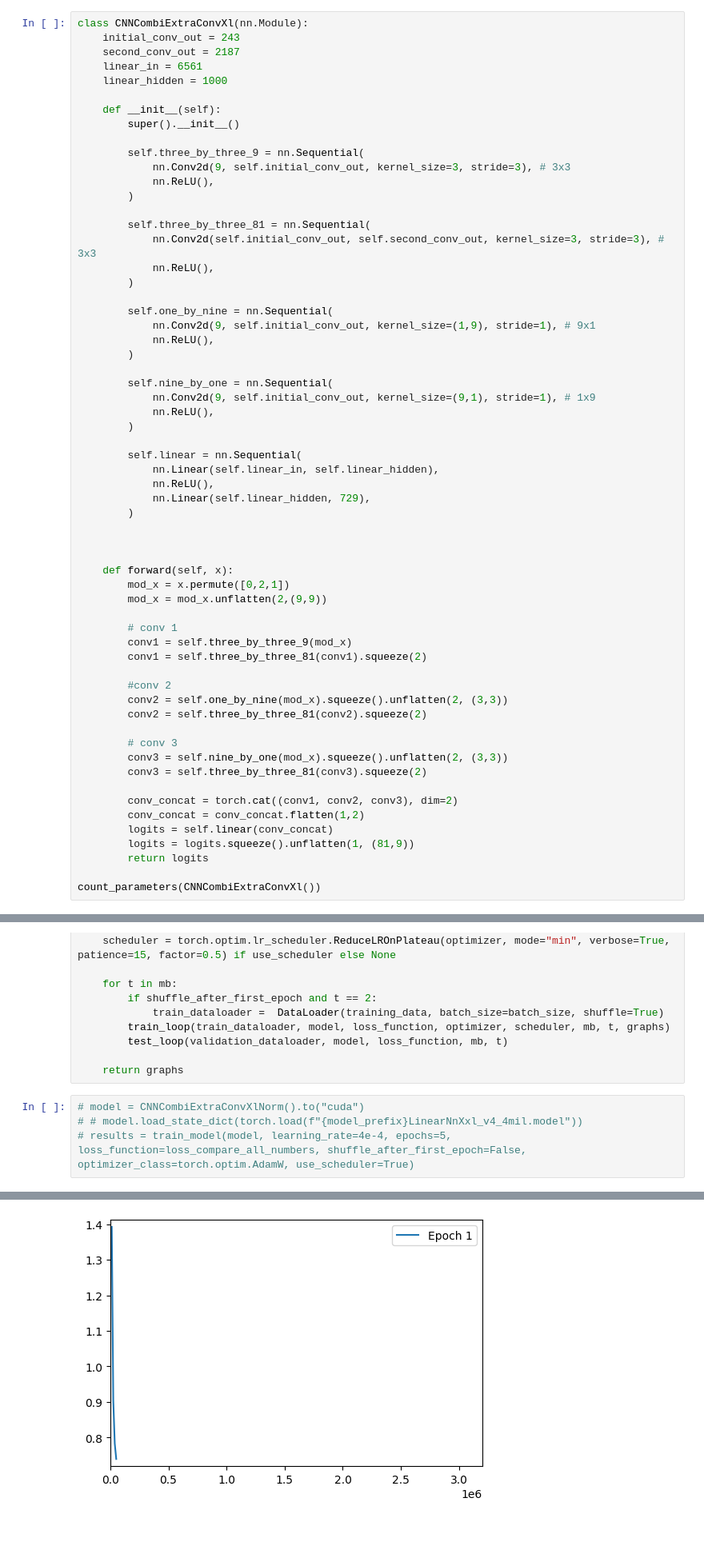
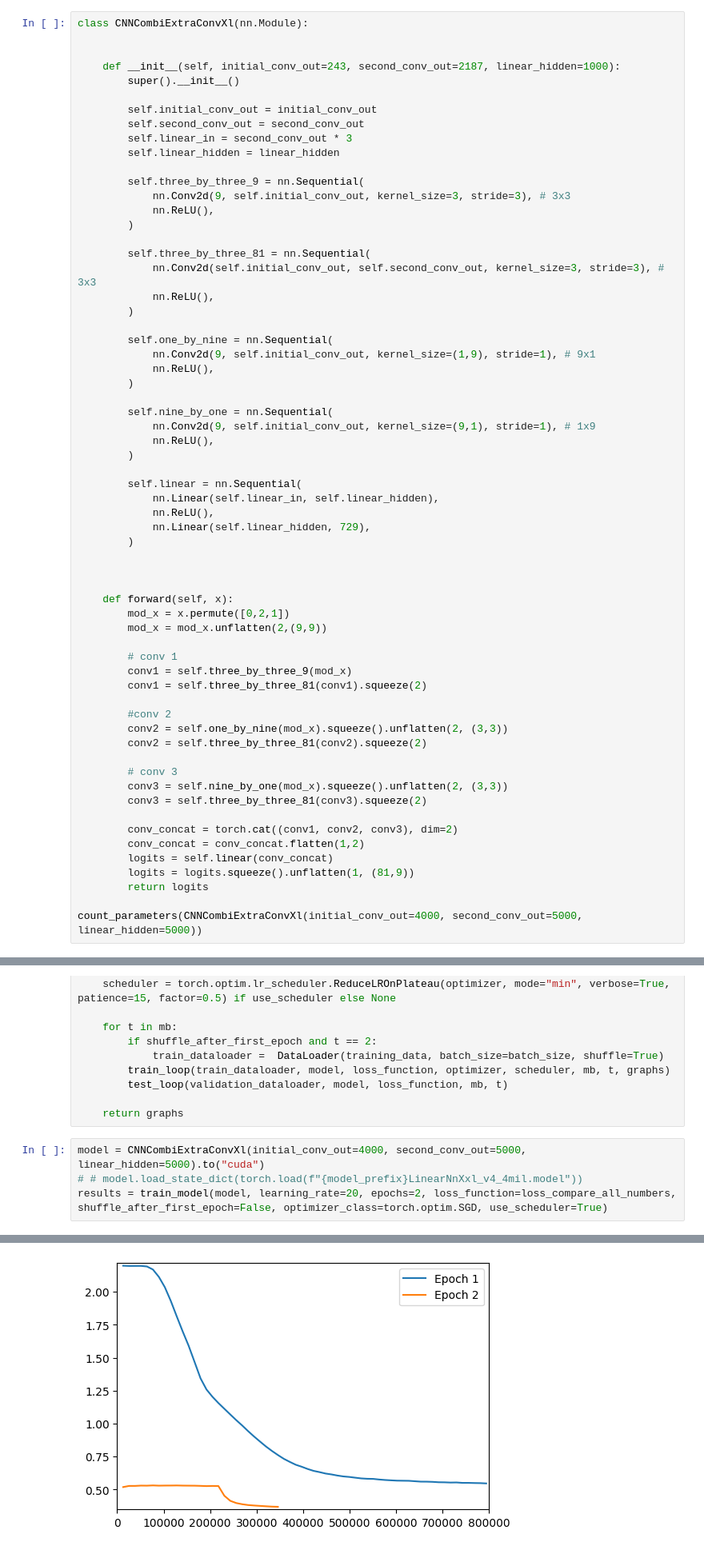
Before and after one commit to JonnySpruce/ml-sudoku-solver, a Jupyter notebook: sudoku-solver.ipynb, the cells around one changed output, grey strips where cells are left out. Shown at 80% size. Drawn from its saved outputs; the diff is of its cells as text.

Commit message:
update model section with largest model

```diff
--- a/sudoku-solver.ipynb
+++ b/sudoku-solver.ipynb
@@ -689,13 +696,15 @@ count_parameters(CNNCombiExtraConv())
 6932304
 # %%
 class CNNCombiExtraConvXl(nn.Module):
-    initial_conv_out = 243
-    second_conv_out = 2187
-    linear_in = 6561
-    linear_hidden = 1000
 
-    def __init__(self):
+
+    def __init__(self, initial_conv_out=243, second_conv_out=2187, linear_hidden=1000):
         super().__init__()
+
+        self.initial_conv_out = initial_conv_out
+        self.second_conv_out = second_conv_out
+        self.linear_in = second_conv_out * 3
+        self.linear_hidden = linear_hidden
 
         self.three_by_three_9 = nn.Sequential(
             nn.Conv2d(9, self.initial_conv_out, kernel_size=3, stride=3), # 3x3
@@ -747,5 +756,5 @@ class CNNCombiExtraConvXl(nn.Module):
         logits = logits.squeeze().unflatten(1, (81,9))
         return logits
 
-count_parameters(CNNCombiExtraConvXl())
+count_parameters(CNNCombiExtraConvXl(initial_conv_out=4000, second_conv_out=5000, linear_hidden=5000))
 # %% [output]
@@ -1190,7 +1202,7 @@ def train_model(model, epochs=5, learning_rate=0.01, loss_function=loss_replace_
 
     return graphs
 # %%
-# model = CNNCombiExtraConvXlNorm().to("cuda")
+model = CNNCombiExtraConvXl(initial_conv_out=4000, second_conv_out=5000, linear_hidden=5000).to("cuda")
 # # model.load_state_dict(torch.load(f"{model_prefix}LinearNnXxl_v4_4mil.model"))
-# results = train_model(model, learning_rate=4e-4, epochs=5, loss_function=loss_compare_all_numbers, shuffle_after_first_epoch=False, optimizer_class=torch.optim.AdamW, use_scheduler=True)
+results = train_model(model, learning_rate=20, epochs=2, loss_function=loss_compare_all_numbers, shuffle_after_first_epoch=False, optimizer_class=torch.optim.SGD, use_scheduler=True)
 # %% [output]
@@ -1199 +1212 @@ def train_model(model, epochs=5, learning_rate=0.01, loss_function=loss_replace_
-[figure, old version]
+[figure, new version]
```
Also changed, not shown: parts of 18 cells of this notebook, 5 other files.
